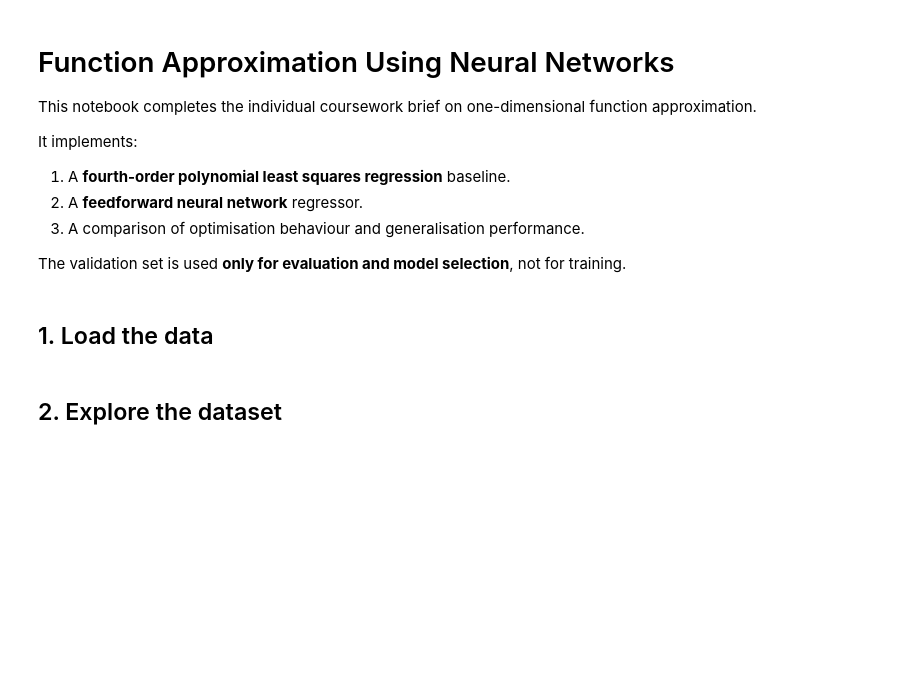
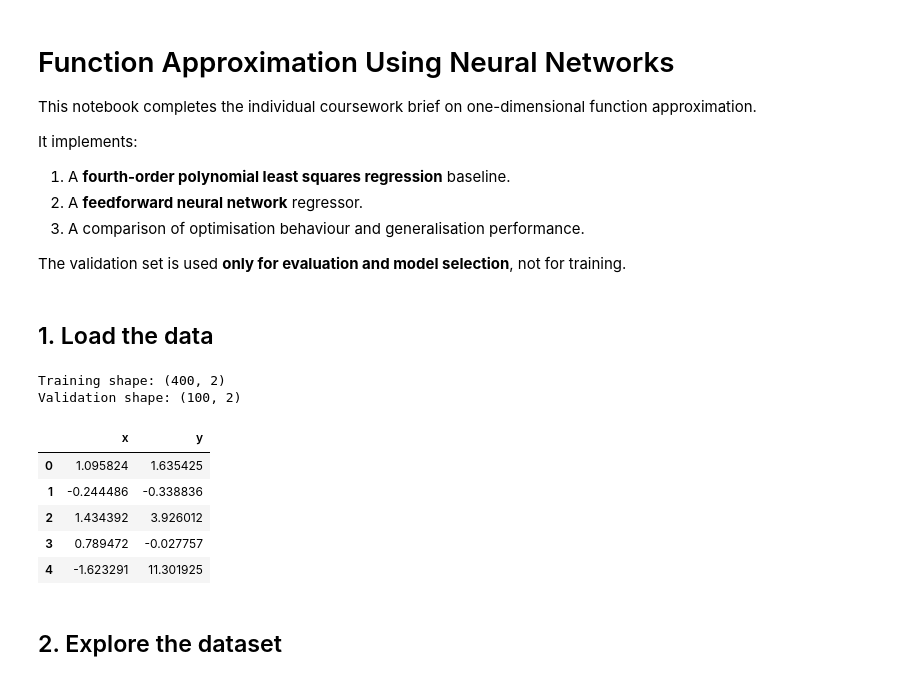
Before and after one commit to Zihan-Wang-leeds/MATH2603-individual, a Jupyter notebook: function_approximation_coursework.ipynb, the cells around one changed output. Cells and saved outputs as stored; diff of their text form; code cells hidden in the pictures; blank space fills up the shorter version.

```diff
--- a/function_approximation_coursework.ipynb
+++ b/function_approximation_coursework.ipynb
@@ -25,17 +25,26 @@ plt.rcParams["axes.grid"] = True
 ## 1. Load the data
 # %%
 
-train = pd.read_csv("../train.csv")
-val = pd.read_csv("../val.csv")
+train = pd.read_csv('train.csv')
+val = pd.read_csv('val.csv')
 
 x_train = train[["x"]].values
 y_train = train["y"].values
 x_val = val[["x"]].values
 y_val = val["y"].values
 
 print("Training shape:", train.shape)
 print("Validation shape:", val.shape)
 train.head()
+# %% [output]
+Training shape: (400, 2)
+Validation shape: (100, 2)
+|  | x | y |
+| 0 | 1.095824 | 1.635425 |
+| 1 | -0.244486 | -0.338836 |
+| 2 | 1.434392 | 3.926012 |
+| 3 | 0.789472 | -0.027757 |
+| 4 | -1.623291 | 11.301925 |
 # %% [markdown]
 ## 2. Explore the dataset
 # %%
```
Also changed, not shown: parts of 9 cells of this notebook, 1 other file.
